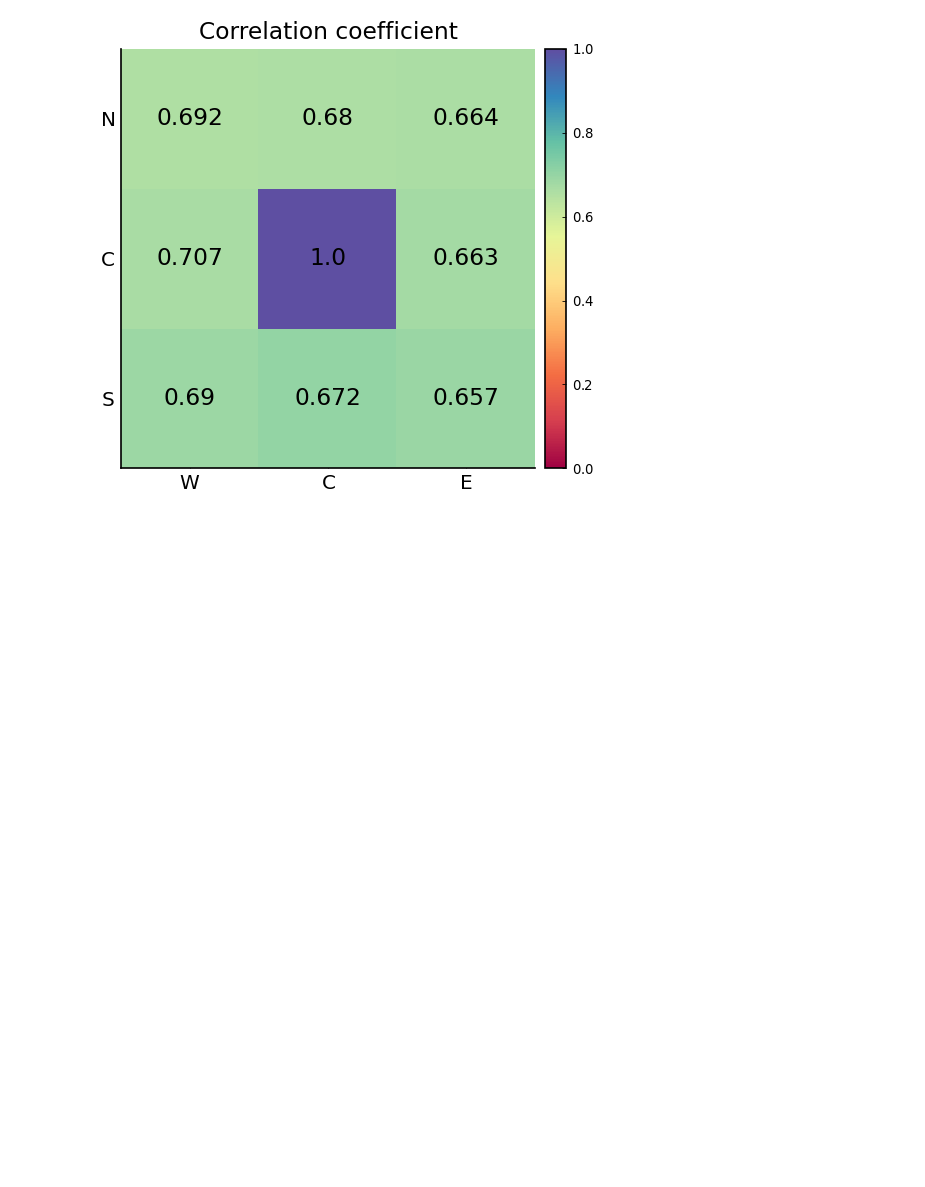
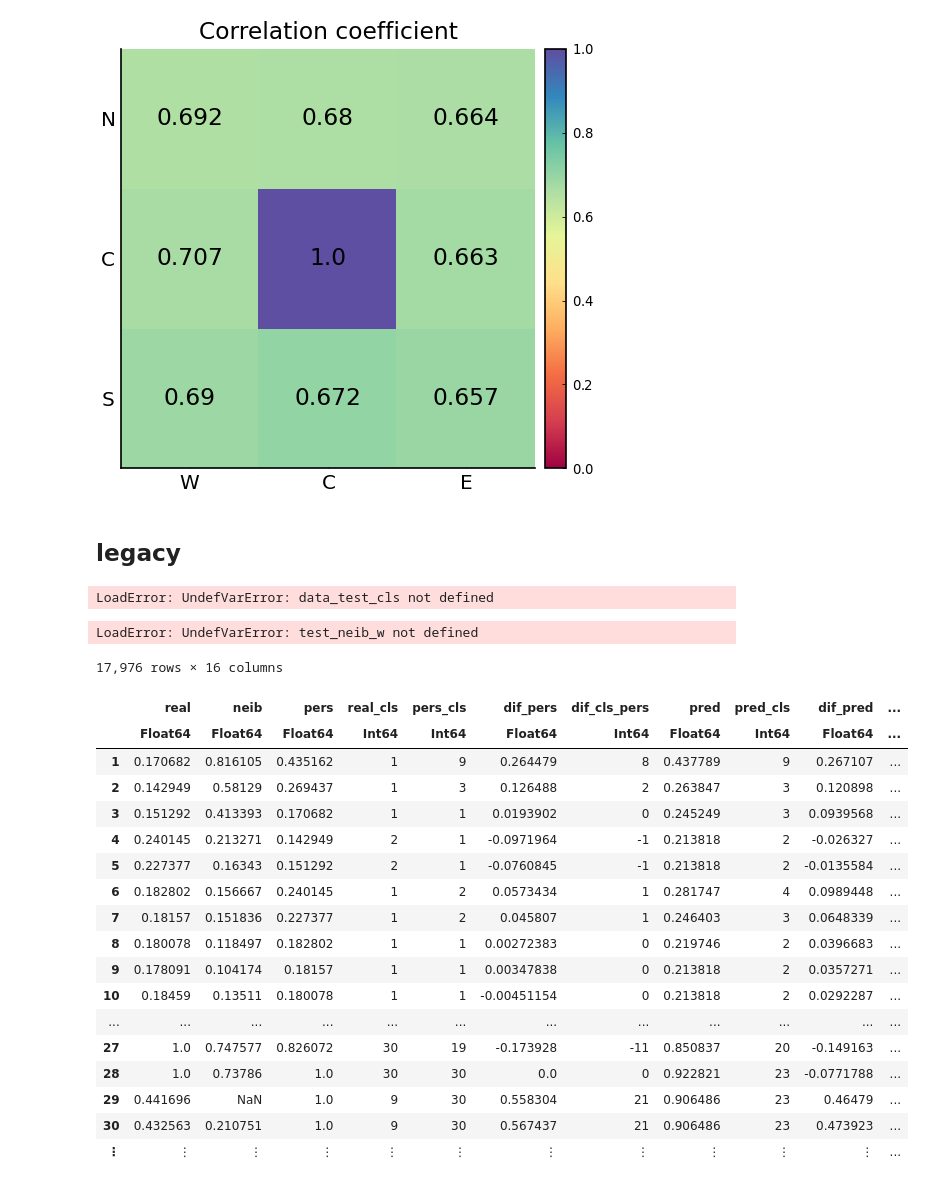
Before and after one commit to EuRoXy/MC_CMF, a Jupyter notebook: neighbor.ipynb, the cells around one changed output. Saved outputs shown, nothing was run; the diff lists cells and outputs as text; code cells hidden in the pictures; blank space fills up the shorter version.

Commit message:
clean Berlin

```diff
--- a/neighbor.ipynb
+++ b/neighbor.ipynb
@@ -128,3 +128,46 @@ end
 hm
 # %% [output]
 [figure]
+# %% [markdown]
+## legacy
+# %%
+test = getCMF0(fn_berlin; raw=1)[2];
+test_neib_w = getCMF0(fn_berlin_w; raw=1)[2];
+
+df21 = getDF(2, 1, N; test_neib=test_neib_w)
+df22 = getDF(2, 2, N; test_neib=test_neib_w)
+# %% [output]
+LoadError: UndefVarError: data_test_cls not defined
+# %%
+df23 = getDF(2, 3, N; test_neib=test_neib_w)
+df24 = getDF(2, 4, N; test_neib=test_neib_w);
+# %% [output]
+LoadError: UndefVarError: test_neib_w not defined
+# %%
+test_neib_sw = getCMF(fn_berlin_sw; raw=1)[2]
+test_neib_nw = getCMF(fn_berlin_nw; raw=1)[2]
+test_neib_s = getCMF(fn_berlin_s; raw=1)[2]
+test_neib_se = getCMF(fn_berlin_se; raw=1)[2]
+test_neib_ne = getCMF(fn_berlin_ne; raw=1)[2]
+# %%
+df22_s = getDF(2, 2, N; test_neib=test_neib_s)
+# %% [output]
+17,976 rows × 16 columns
+|  | real | neib | pers | real_cls | pers_cls | dif_pers | dif_cls_pers | pred | pred_cls | dif_pred | ... |
+|  | Float64 | Float64 | Float64 | Int64 | Int64 | Float64 | Int64 | Float64 | Int64 | Float64 | ... |
+| 1 | 0.170682 | 0.816105 | 0.435162 | 1 | 9 | 0.264479 | 8 | 0.437789 | 9 | 0.267107 | ... |
+| 2 | 0.142949 | 0.58129 | 0.269437 | 1 | 3 | 0.126488 | 2 | 0.263847 | 3 | 0.120898 | ... |
+| 3 | 0.151292 | 0.413393 | 0.170682 | 1 | 1 | 0.0193902 | 0 | 0.245249 | 3 | 0.0939568 | ... |
+| 4 | 0.240145 | 0.213271 | 0.142949 | 2 | 1 | -0.0971964 | -1 | 0.213818 | 2 | -0.026327 | ... |
+| 5 | 0.227377 | 0.16343 | 0.151292 | 2 | 1 | -0.0760845 | -1 | 0.213818 | 2 | -0.0135584 | ... |
+| 6 | 0.182802 | 0.156667 | 0.240145 | 1 | 2 | 0.0573434 | 1 | 0.281747 | 4 | 0.0989448 | ... |
+| 7 | 0.18157 | 0.151836 | 0.227377 | 1 | 2 | 0.045807 | 1 | 0.246403 | 3 | 0.0648339 | ... |
+| 8 | 0.180078 | 0.118497 | 0.182802 | 1 | 1 | 0.00272383 | 0 | 0.219746 | 2 | 0.0396683 | ... |
+| 9 | 0.178091 | 0.104174 | 0.18157 | 1 | 1 | 0.00347838 | 0 | 0.213818 | 2 | 0.0357271 | ... |
+| 10 | 0.18459 | 0.13511 | 0.180078 | 1 | 1 | -0.00451154 | 0 | 0.213818 | 2 | 0.0292287 | ... |
+| ... | ... | ... | ... | ... | ... | ... | ... | ... | ... | ... | ... |
+| 27 | 1.0 | 0.747577 | 0.826072 | 30 | 19 | -0.173928 | -11 | 0.850837 | 20 | -0.149163 | ... |
+| 28 | 1.0 | 0.73786 | 1.0 | 30 | 30 | 0.0 | 0 | 0.922821 | 23 | -0.0771788 | ... |
+| 29 | 0.441696 | NaN | 1.0 | 9 | 30 | 0.558304 | 21 | 0.906486 | 23 | 0.46479 | ... |
+| 30 | 0.432563 | 0.210751 | 1.0 | 9 | 30 | 0.567437 | 21 | 0.906486 | 23 | 0.473923 | ... |
+| ⋮ | ⋮ | ⋮ | ⋮ | ⋮ | ⋮ | ⋮ | ⋮ | ⋮ | ⋮ | ⋮ | ... |
```
Also changed, not shown: parts of 1 cell of this notebook, 3 other files.
